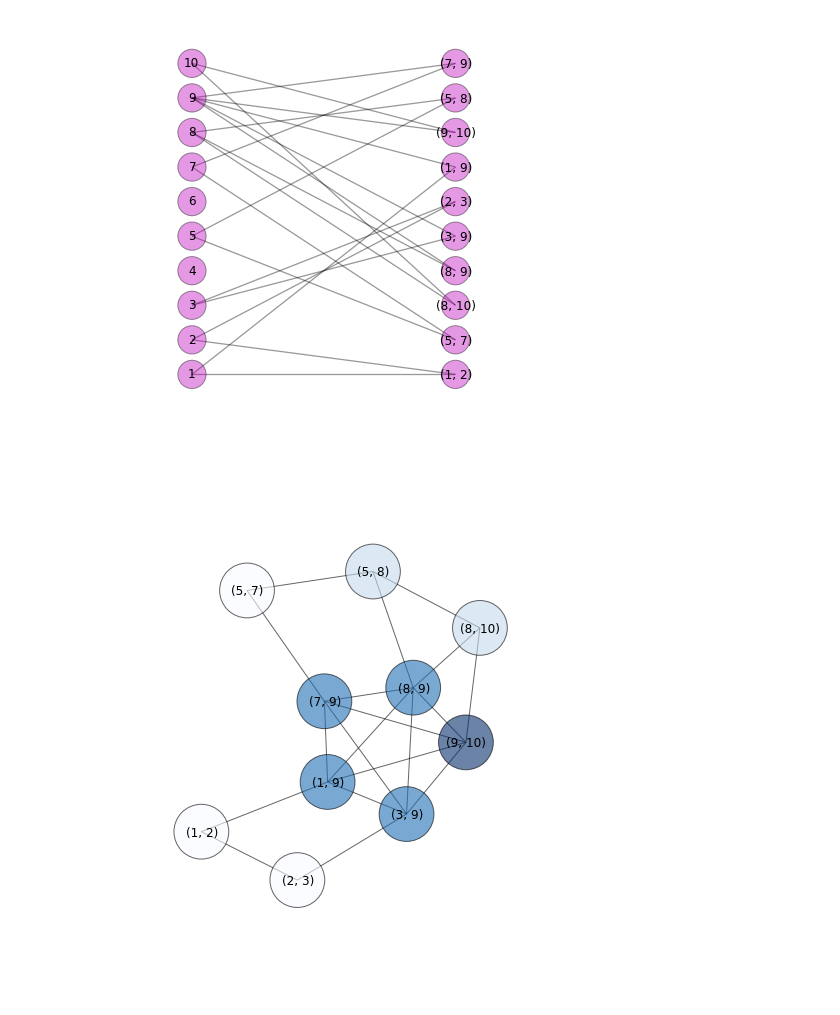
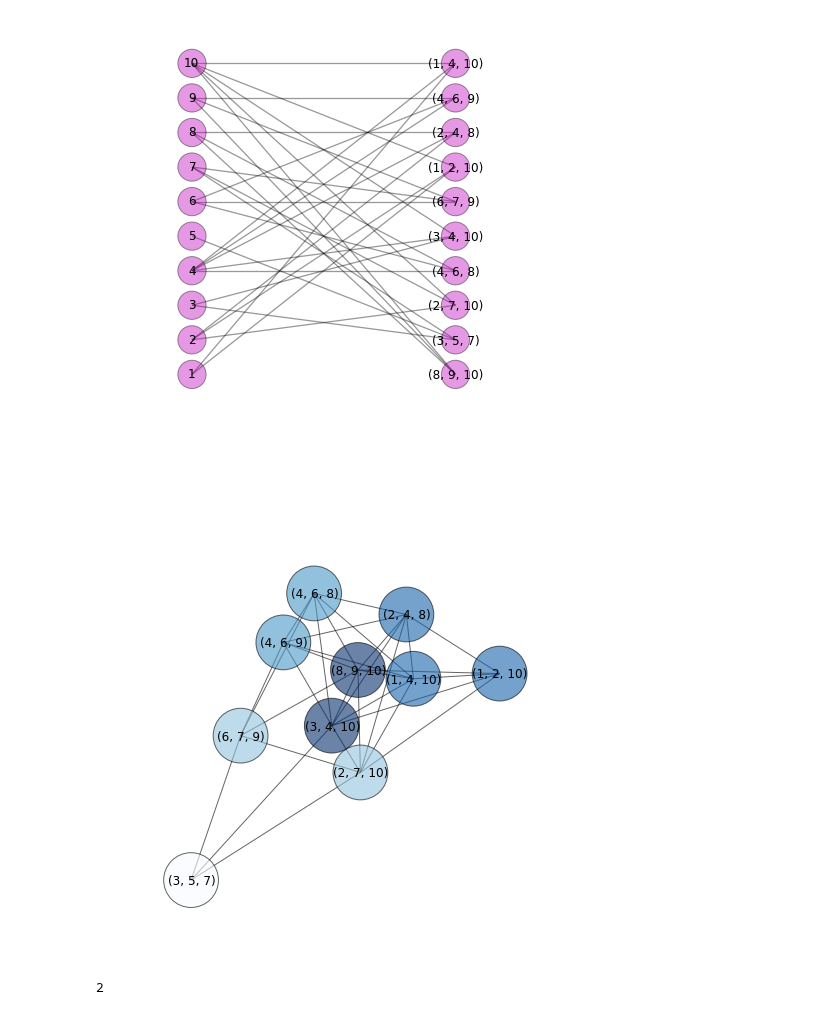
Before and after one commit to ilonajulczuk/hypergraph, a Jupyter notebook: notebooks/hypergraphs_1.ipynb, the cells around one changed output. Drawn from its saved outputs; the diff is of its cells as text; code cells hidden in the pictures.

```diff
--- a/notebooks/hypergraphs_1.ipynb
+++ b/notebooks/hypergraphs_1.ipynb
@@ -66,7 +66,9 @@ hyper_edges
 # %%
+from itertools import chain
+
 def convert_to_custom_hyper_G(nodes, edges):
     nodes = [node for node in edges if isinstance(node, tuple)]
-    edges = [(node_1, node_2) for node_1, node_2 in itertools.combinations(edges, 2) if set(node_1) & set(node_2)]
+    edges = list(chain(*[[(node_1, node_2) for x in range(len(set(node_1) & set(node_2)))] for node_1, node_2 in itertools.combinations(edges, 2) if set(node_1) & set(node_2)]))
     hyper_G = nx.Graph()
     hyper_G.add_nodes_from(nodes)
     hyper_G.add_edges_from(edges)
@@ -122,5 +123,6 @@ matrix([[ 1.,  1.,  1.,  1.,  1.,  1.,  1.,  0.,  0.,  0.,  0.,  0.,  0.,
 # %%
 import numpy as np
+from collections import Counter
 
 def show_different_hipergraphs(n=10, k=3, parts=10):
     for fraction in np.linspace(0, 1, parts)[1:]:
@@ -133,7 +135,12 @@ def show_different_hipergraphs(n=10, k=3, parts=10):
         p=nx.degree(hyper_G)
 
         plt.figure(figsize=(6, 6))
-        nx.draw(hyper_G, node_color=p.values(), node_size=3000, cmap=plt.cm.Blues, alpha=0.6)
+        nx.draw(
+            hyper_G, node_color=p.values(),
+            node_size=3000,
+            cmap=plt.cm.Blues,
+            alpha=0.6
+        )
 # %%
-show_different_hipergraphs(10, 2, 4)
+show_different_hipergraphs(10, 3, 4)
 # %% [output]
@@ -144,2 +170,7 @@ show_different_hipergraphs(10, 2, 4)
-[figure, old version]
+[figure, new version]
-[figure, old version]
+[figure, new version]
+# %%
+A = np.array([[1, 2], [2, 0]])
+min(A.sum(axis=0))
+# %% [output]
+2
```
Also changed, not shown: parts of 24 cells of this notebook, 2 other files.
